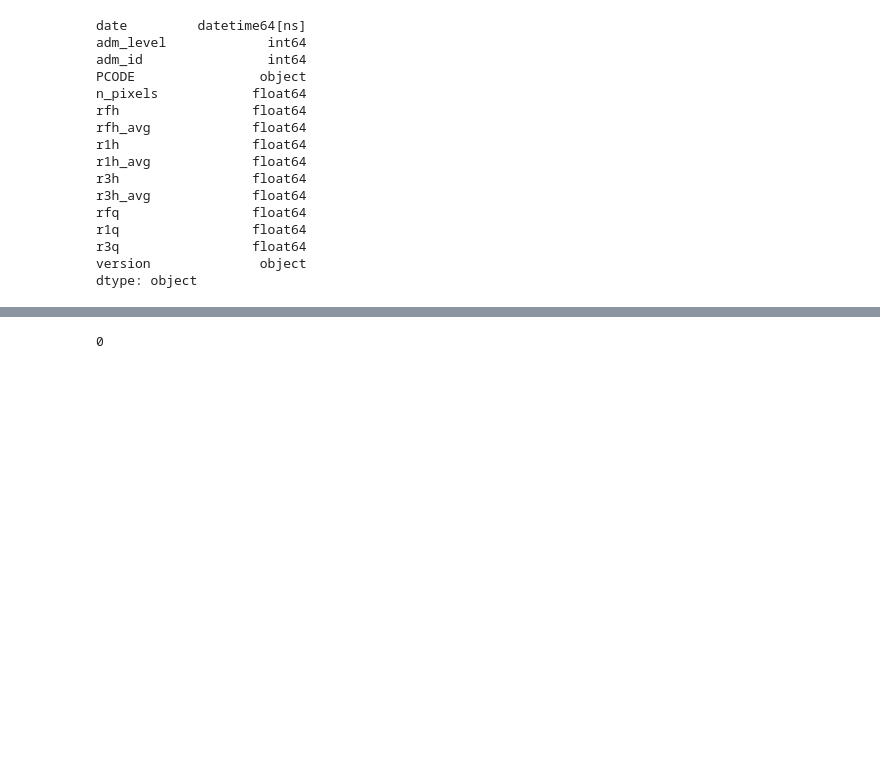
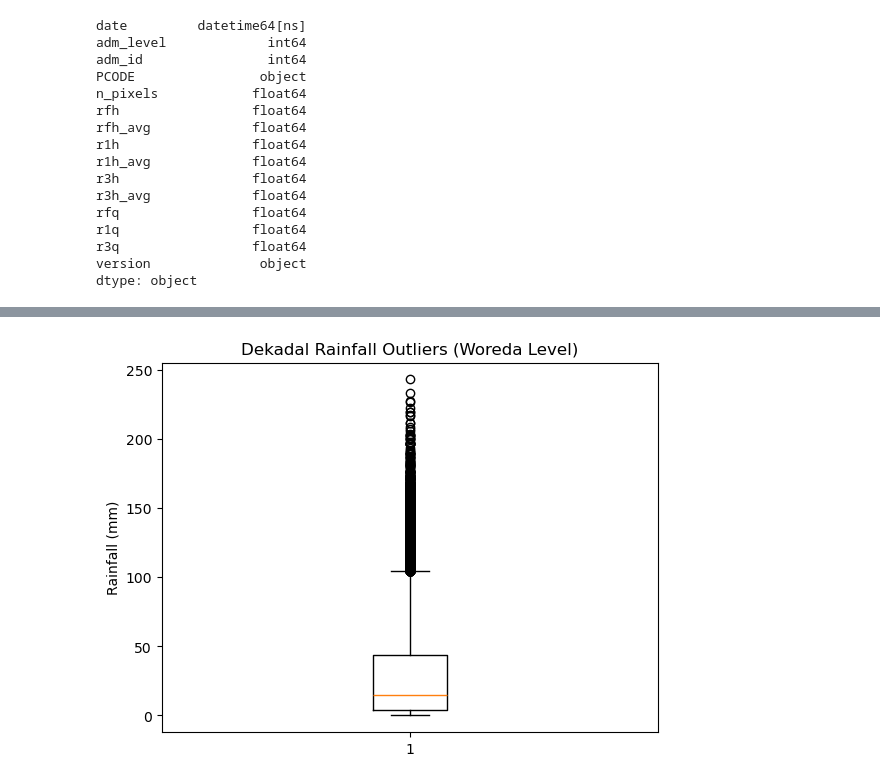
Before and after one commit to demirewu-manidefro/Rainfall, a Jupyter notebook: rainfall_prediction.ipynb, the cells around one changed output, grey strips where cells are left out. Cells and saved outputs as stored; diff of their text form; code cells hidden in the pictures; blank space fills up the shorter version.

Commit message:
docs: update rainfall prediction notebook and checkpoints

```diff
--- a/rainfall_prediction.ipynb
+++ b/rainfall_prediction.ipynb
@@ -125,6 +108,9 @@ dtype: object
 # %%
-df = df.sort_values(['adm_id', 'date']).reset_index(drop=True)
+df = df.drop(columns=[
+    "r1h", "r1h_avg",
+    "r3h", "r3h_avg",
+    "r1q", "r3q"
+])
 # %%
-df['year'] = df['date'].dt.year
-df['month'] = df['date'].dt.month
-df['dekad'] = df['date'].dt.day.map({1:1, 11:2, 21:3})
+# Confirms that no missing values (NaN) remain in the filtered dataset
+df.isnull().sum()
@@ -131,5 +128,7 @@ df['dekad'] = df['date'].dt.day.map({1:1, 11:2, 21:3})
 # %%
-df['rfh_lag1'] = df.groupby('adm_id')['rfh'].shift(1)
-df['rfh_lag3'] = df.groupby('adm_id')['rfh'].shift(3)
+# Converts the 'date' column into a proper Python datetime object
+# This is necessary to extract seasons, months, and years later.
+df["date"] = pd.to_datetime(df["date"])
 # %%
-df = df.dropna()
+# View the first 5 rows of your cleaned Woreda-level data
+df.head()
@@ -136,5 +142,12 @@ df = df.dropna()
 # %%
-df.duplicated().sum()
+import matplotlib.pyplot as plt
+
+# Boxplot for outliers
+plt.figure()
+plt.boxplot(df["rfh"])
+plt.title("Dekadal Rainfall Outliers (Woreda Level)")
+plt.ylabel("Rainfall (mm)")
+plt.show()
 # %% [output]
-0
+[figure, added]
 # %%
```
Also changed, not shown: parts of 23 cells of this notebook.
